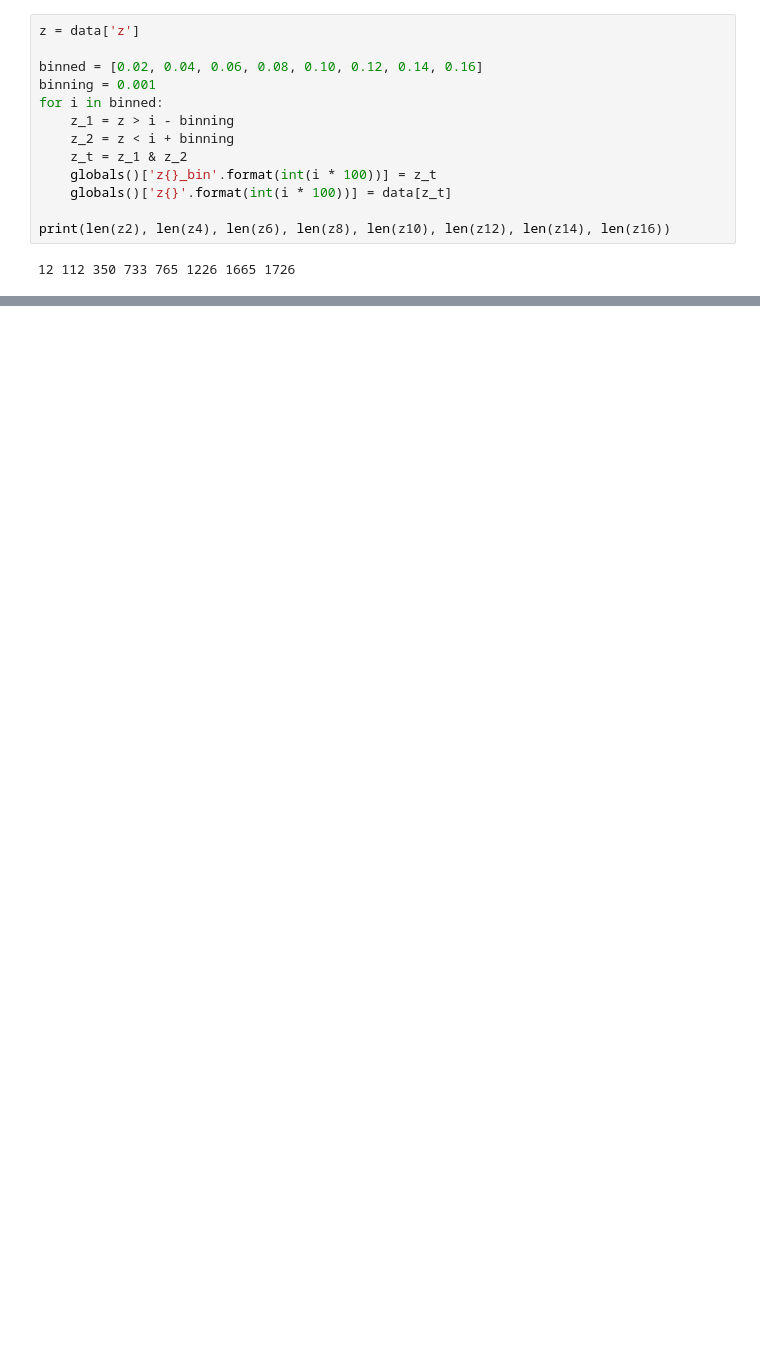
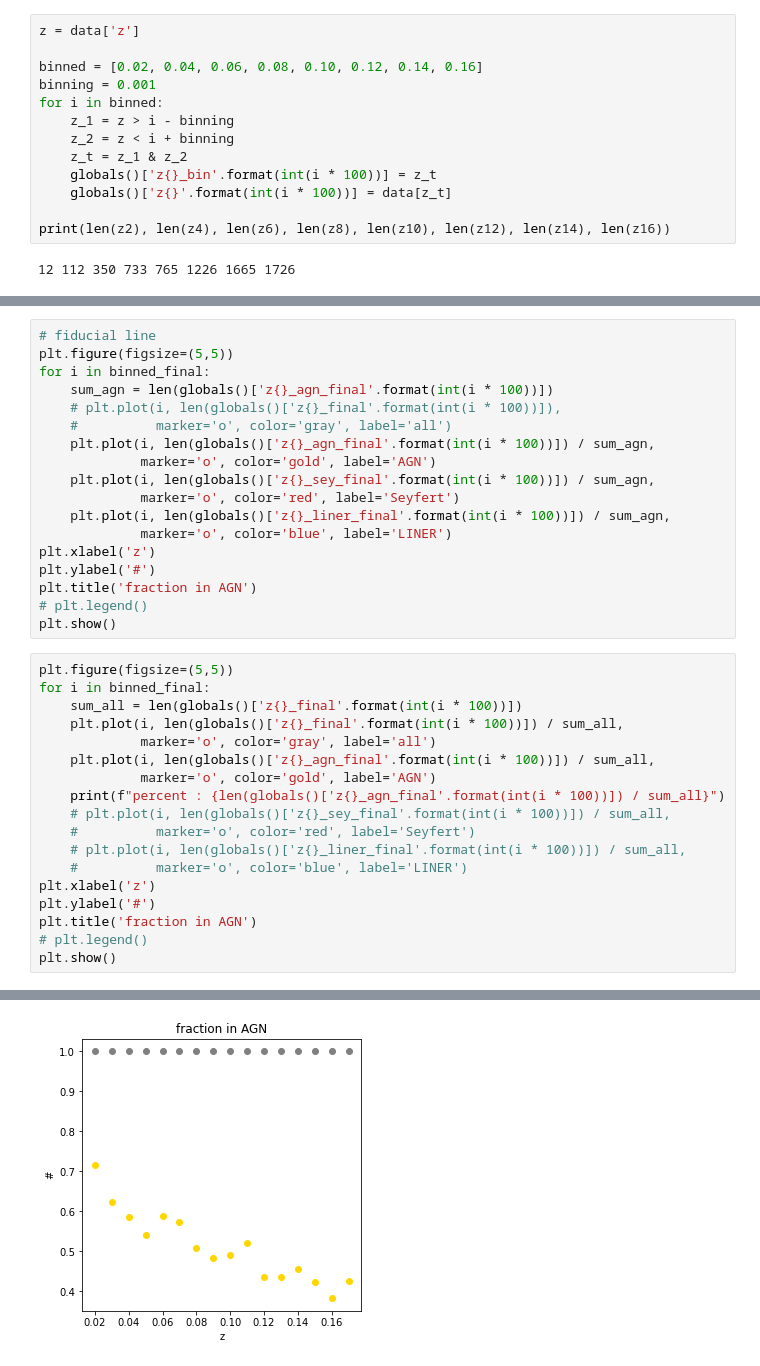
Before and after one commit to Dotoria/GU2_TP, a Jupyter notebook: TP_JSH/Test2_binning.ipynb, the cells around one changed output, grey strips where cells are left out. Saved outputs shown, nothing was run; the diff lists cells and outputs as text; blank space fills up the shorter version.

```diff
--- a/TP_JSH/Test2_binning.ipynb
+++ b/TP_JSH/Test2_binning.ipynb
@@ -335,0 +449,37 @@ plt.show()
+# %%
+# fiducial line
+plt.figure(figsize=(5,5))
+for i in binned_final:
+    sum_agn = len(globals()['z{}_agn_final'.format(int(i * 100))])
+    # plt.plot(i, len(globals()['z{}_final'.format(int(i * 100))]),
+    #          marker='o', color='gray', label='all')
+    plt.plot(i, len(globals()['z{}_agn_final'.format(int(i * 100))]) / sum_agn,
+             marker='o', color='gold', label='AGN')
+    plt.plot(i, len(globals()['z{}_sey_final'.format(int(i * 100))]) / sum_agn,
+             marker='o', color='red', label='Seyfert')
+    plt.plot(i, len(globals()['z{}_liner_final'.format(int(i * 100))]) / sum_agn,
+             marker='o', color='blue', label='LINER')
+plt.xlabel('z')
+plt.ylabel('#')
+plt.title('fraction in AGN')
+# plt.legend()
+plt.show()
+# %%
+plt.figure(figsize=(5,5))
+for i in binned_final:
+    sum_all = len(globals()['z{}_final'.format(int(i * 100))])
+    plt.plot(i, len(globals()['z{}_final'.format(int(i * 100))]) / sum_all,
+             marker='o', color='gray', label='all')
+    plt.plot(i, len(globals()['z{}_agn_final'.format(int(i * 100))]) / sum_all,
+             marker='o', color='gold', label='AGN')
+    print(f"percent : {len(globals()['z{}_agn_final'.format(int(i * 100))]) / sum_all}")
+    # plt.plot(i, len(globals()['z{}_sey_final'.format(int(i * 100))]) / sum_all,
+    #          marker='o', color='red', label='Seyfert')
+    # plt.plot(i, len(globals()['z{}_liner_final'.format(int(i * 100))]) / sum_all,
+    #          marker='o', color='blue', label='LINER')
+plt.xlabel('z')
+plt.ylabel('#')
+plt.title('fraction in AGN')
+# plt.legend()
+plt.show()
+# %% [output]
@@ -335,0 +502 @@ plt.show()
+[figure, added]
```
Also changed, not shown: parts of 19 cells of this notebook, 1 other file.
